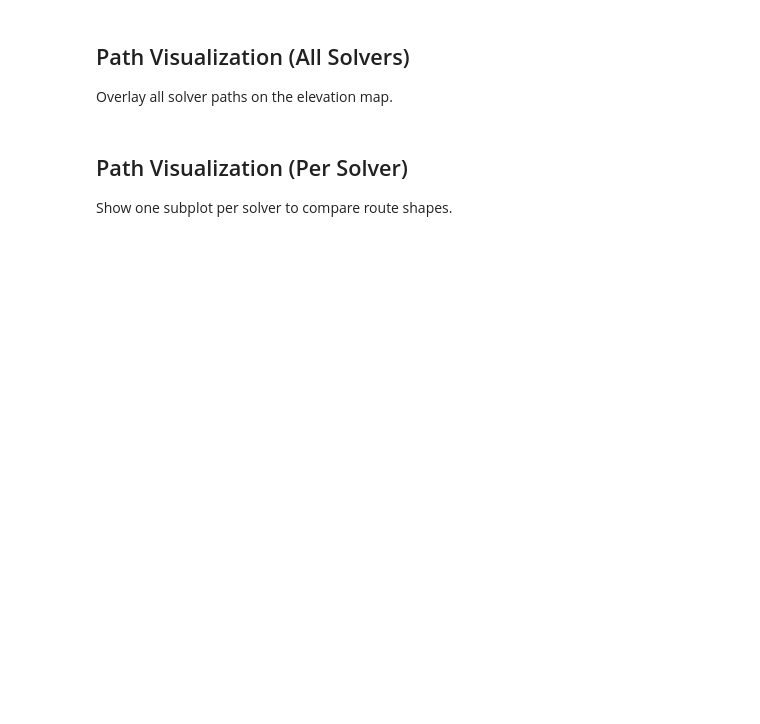
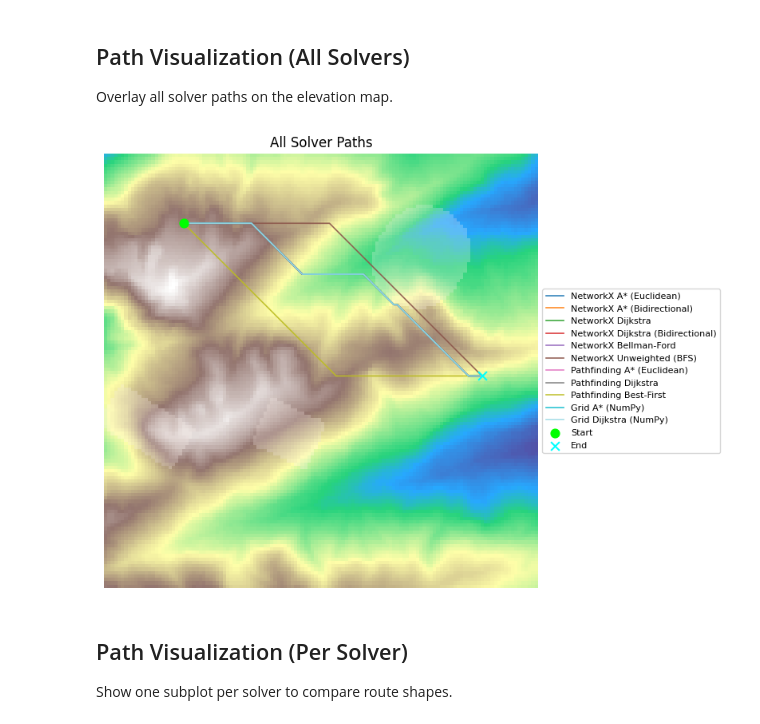
Before and after one commit to ThalesGroup/passage, a Jupyter notebook: notebooks/solve.ipynb, the cells around one changed output. Drawn from its saved outputs; the diff is of its cells as text; code cells hidden in the pictures; blank space fills up the shorter version.

```diff
--- a/notebooks/solve.ipynb
+++ b/notebooks/solve.ipynb
@@ -183,6 +220,12 @@ plt.show()
 
 Compare all NetworkX and Pathfinding solvers and record execution time.
 # %%
+# Apply obstacles if configured
+elevation_input = elevation_raw
+if USE_OBSTACLES:
+    elevation_input = elevation_raw.copy()
+    elevation_input[obstacles_mask == 1] = elevation_input.max() + OBSTACLE_PENALTY
+
 # Prebuild NetworkX graphs for each cost_model used by networkx solvers (reuse if multiple solvers use same model)
 networkx_solvers = [s for s in SOLVERS if s["name"].split(":", 1)[0] == "networkx"]
 G_prebuilt_map = {}
@@ -193,7 +236,7 @@ if networkx_solvers:
     cost_models = set(s.get("cost_model", COST_MODEL) for s in networkx_solvers)
     for cm in cost_models:
         G_prebuilt_map[cm] = build_graph_from_elevation(
-            elevation_raw, weight=WEIGHT, diagonal_movement=DIAGONAL_MOVEMENT, cost_model=cm
+            elevation_input, weight=WEIGHT, diagonal_movement=DIAGONAL_MOVEMENT, cost_model=cm
         )
 
 results = []
@@ -213,9 +256,9 @@ for solver_info in SOLVERS:
     backend_name = solver_info["name"].split(":", 1)[0]
     if backend_name == "networkx":
         prebuilt = G_prebuilt_map.get(solver_config["cost_model"])
-        path = find_path(elevation_raw, start, end, solver_config, prebuilt_graph=prebuilt)
+        path = find_path(elevation_input, start, end, solver_config, prebuilt_graph=prebuilt)
     else:
-        path = find_path(elevation_raw, start, end, solver_config)
+        path = find_path(elevation_input, start, end, solver_config)
 
     elapsed = (time.perf_counter() - t0) * 1000
 
@@ -237,7 +280,7 @@ timings_df = pd.DataFrame(
         {"Solver": r["solver"], "Backend": r["backend"], "Path Length": r["path_length"], "Time (ms)": r["time_ms"]}
         for r in results
     ]
-)
+ )
 csv_path = OUTPUTS_DIR / f"solver_times_{RESOLUTION}_{SAMPLE_INDEX:010d}.csv"
 csv_path.parent.mkdir(parents=True, exist_ok=True)
 
@@ -279,24 +391,28 @@ Overlay all solver paths on the elevation map.
 # %%
 fig, ax = plt.subplots(figsize=(8, 8))
 ax.imshow(elevation_norm, cmap="terrain", alpha=0.85)
+if USE_OBSTACLES:
+    ax.imshow(np.ma.masked_where(obstacles_mask == 0, obstacles_mask), cmap="Reds", alpha=0.25)
 
 colors = plt.cm.tab20(np.linspace(0, 1, len(results)))
 
 for color, result in zip(colors, results):
     path = result["path"]
     if len(path) == 0:
         continue
     path_arr = np.array(path)
     ax.plot(path_arr[:, 1], path_arr[:, 0], color=color, linewidth=1.2, alpha=0.9, label=result["solver"])
 
 ax.scatter([start[1]], [start[0]], c="lime", s=60, marker="o", label="Start", zorder=5)
 ax.scatter([end[1]], [end[0]], c="cyan", s=60, marker="x", label="End", zorder=5)
 
 ax.set_title("All Solver Paths")
 ax.axis("off")
 ax.legend(loc="center left", bbox_to_anchor=(1, 0.5), fontsize=8)
 plt.tight_layout()
 plt.show()
+# %% [output]
+[figure, added]
 # %% [markdown]
 ## Path Visualization (Per Solver)
 
```
Also changed, not shown: parts of 12 cells of this notebook, 24 other files.
